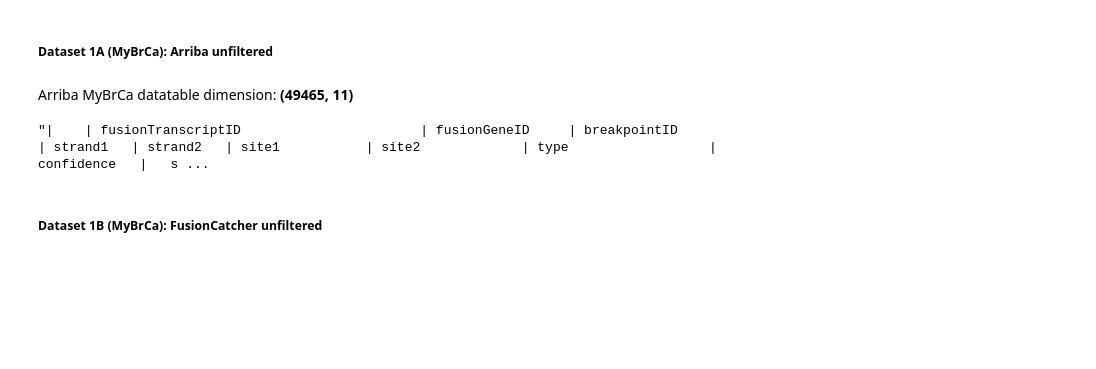
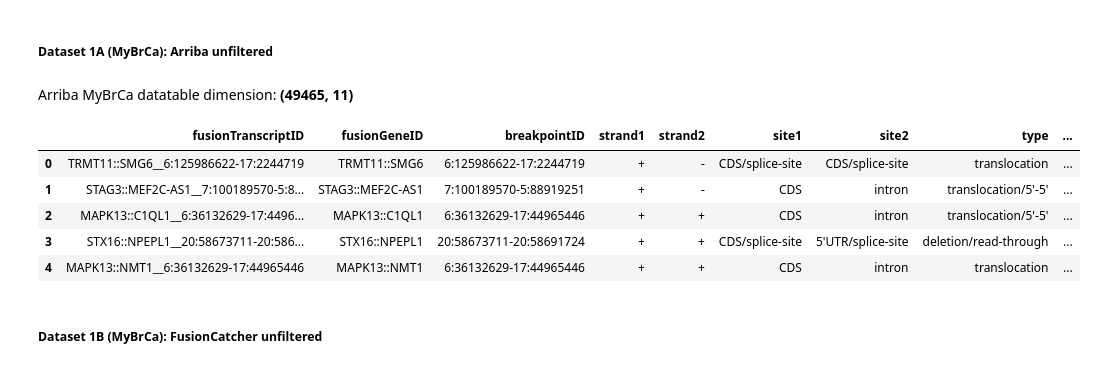
Before and after one commit to cancer-research-malaysia/NeonDisco-FT, a Jupyter notebook: README.ipynb, the cells around one changed output. Cells and saved outputs as stored; diff of their text form; code cells hidden in the pictures; blank space fills up the shorter version.

```diff
--- a/README.ipynb
+++ b/README.ipynb
@@ -36,14 +36,19 @@ fc_norms_mdf = pl.scan_parquet('output/TCGANormals/FusionCatcher-Normal-FT-all-u
 # %% [markdown]
 ##### **Dataset 1A** (MyBrCa): Arriba unfiltered
 # %%
-from IPython.display import display, HTML, Markdown
+from IPython.display import display, HTML
 
 display(HTML("Arriba MyBrCa datatable dimension: " + f"<b>{arr_mdf.collect().shape}</b>"))
 
-pl.DataFrame.to_pandas(arr_mdf.collect(), use_pyarrow_extension_array=True).head().to_markdown()
+pl.DataFrame.to_pandas(arr_mdf.collect(), use_pyarrow_extension_array=True).head()
 # %% [output]
 Arriba MyBrCa datatable dimension: (49465, 11)
-"|    | fusionTranscriptID                       | fusionGeneID     | breakpointID            | strand1   | strand2   | site1           | site2             | type                  | confidence   |   s ...
+|  | fusionTranscriptID | fusionGeneID | breakpointID | strand1 | strand2 | site1 | site2 | type | ... |
+| 0 | TRMT11::SMG6__6:125986622-17:2244719 | TRMT11::SMG6 | 6:125986622-17:2244719 | + | - | CDS/splice-site | CDS/splice-site | translocation | ... |
+| 1 | STAG3::MEF2C-AS1__7:100189570-5:8... | STAG3::MEF2C-AS1 | 7:100189570-5:88919251 | + | - | CDS | intron | translocation/5'-5' | ... |
+| 2 | MAPK13::C1QL1__6:36132629-17:4496... | MAPK13::C1QL1 | 6:36132629-17:44965446 | + | + | CDS | intron | translocation/5'-5' | ... |
+| 3 | STX16::NPEPL1__20:58673711-20:586... | STX16::NPEPL1 | 20:58673711-20:58691724 | + | + | CDS/splice-site | 5'UTR/splice-site | deletion/read-through | ... |
+| 4 | MAPK13::NMT1__6:36132629-17:44965446 | MAPK13::NMT1 | 6:36132629-17:44965446 | + | + | CDS | intron | translocation | ... |
 # %% [markdown]
 ##### **Dataset 1B** (MyBrCa): FusionCatcher unfiltered
 # %%
```
Also changed, not shown: parts of 20 cells of this notebook.
